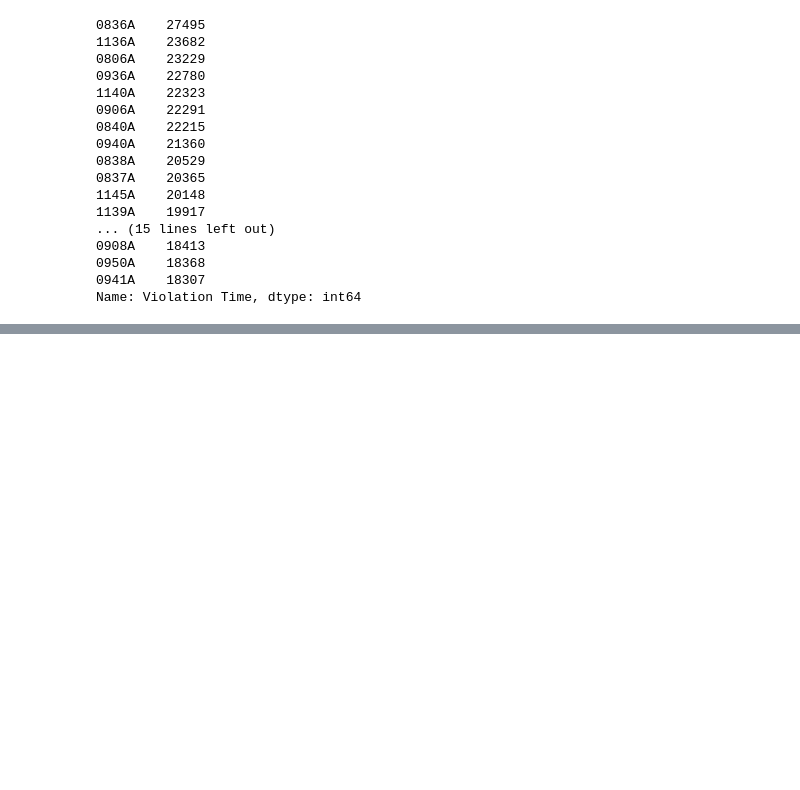
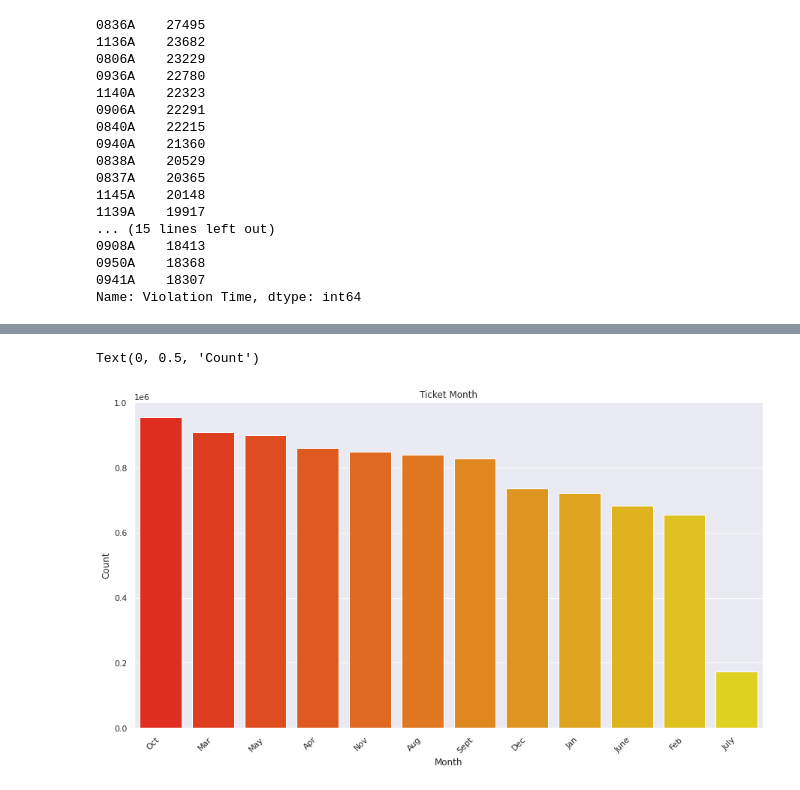
Before and after one commit to Amruta-Nadgouda/DataMiningProject, a Jupyter notebook: DM_Project_EDA.ipynb, the cells around one changed output, grey strips where cells are left out. Drawn from its saved outputs; the diff is of its cells as text; code cells hidden in the pictures; blank space fills up the shorter version.

```diff
--- a/DM_Project_EDA.ipynb
+++ b/DM_Project_EDA.ipynb
@@ -144,0 +141,7 @@ Text(0, 0.5, 'Count')
+# %%
+month = []
+for timeStamp in pd.to_datetime(dataDF['Issue Date']):
+  month.append(timeStamp.month)
+
+monthWise = pd.Series(month).value_counts()
+monthWise
@@ -144,0 +162,3 @@ Text(0, 0.5, 'Count')
+# %%
+monthWiseNew = monthWise.rename(index= {1:'Jan', 2: 'Feb', 3: 'Mar', 4: 'Apr', 5:'May', 6:'June', 7: 'July', 8: 'Aug', 9: 'Sept', 10:'Oct', 11:'Nov', 12:'Dec'})
+monthWiseNew
@@ -144,0 +179,11 @@ Text(0, 0.5, 'Count')
+# %%
+sns.set()
+plt.figure(figsize=(15,8))
+sns.barplot(x = monthWiseNew.index, y = monthWiseNew.values, palette='autumn')
+plt.xticks(rotation=45, horizontalalignment='right')
+plt.title('Ticket Month')
+plt.xlabel('Month')
+plt.ylabel('Count')
+# %% [output]
+Text(0, 0.5, 'Count')
+[figure, added]
```
Also changed, not shown: parts of 8 cells of this notebook.
